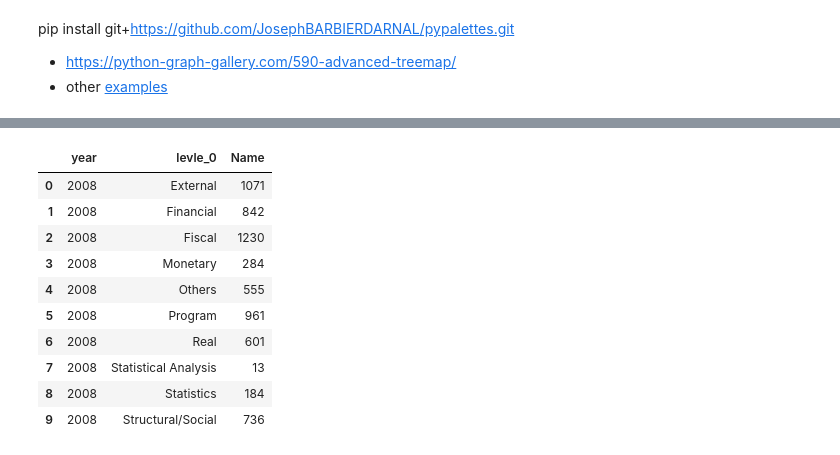
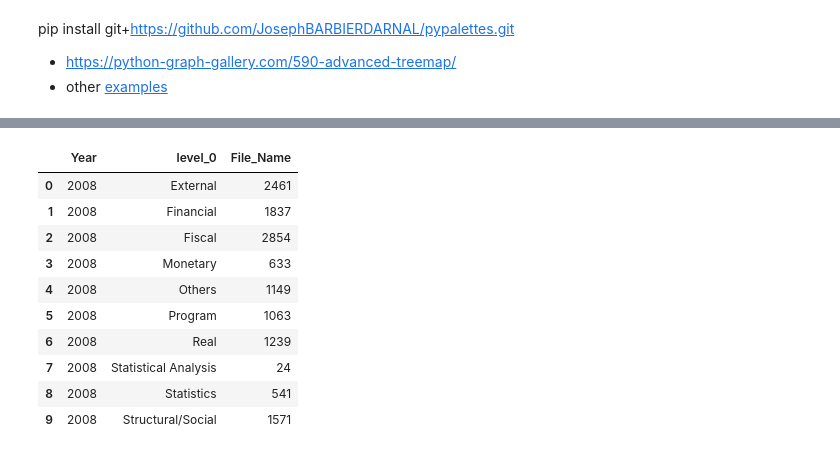
Before and after one commit to johnsonice/HuggingFace_Demos, a Jupyter notebook: examples/sentence_bert_applications/topic_model/post_analysis/data_process_for_viz.ipynb, the cells around one changed output, grey strips where cells are left out. Cells and saved outputs as stored; diff of their text form; code cells hidden in the pictures.

Commit message:
add post process for topic modeling

```diff
--- a/examples/sentence_bert_applications/topic_model/post_analysis/data_process_for_viz.ipynb
+++ b/examples/sentence_bert_applications/topic_model/post_analysis/data_process_for_viz.ipynb
@@ -26,5 +7,4 @@ def capitalize_special(input_string):
 # %%
 data_folder = '/data/chuang/Language_Model_Training_Data/Models/Topic_Models/step_10000'
-input_folder = os.path.join(data_folder,'results_cache')
-topic_map_path = os.path.join(data_folder,'topic_v2_merged_info.csv')
-topic_map = pd.read_csv(topic_map_path)
+#merged_out_path = os.path.join(data_folder,'topic_v2_merged_agg_data.csv')
+merged_out_simple_path = os.path.join(data_folder,'topic_v2_merged_agg_data_simple.csv')
@@ -102,0 +11,2 @@ Name: levle_0, dtype: int64
+# %%
+df = pd.read_csv(merged_out_simple_path)
@@ -157,19 +76,19 @@ fig.update_traces(hovertemplate='labels=%{label}<br>total_count=%{value}<extra><
 # Show the plot
 fig.show()
 # %%
-collapsed_df = merged_df.groupby(['year','levle_0'], as_index=False)['Name'].count()
+collapsed_df = df.groupby(['Year','level_0'], as_index=False)['File_Name'].count()
 collapsed_df.head(10)
 # %% [output]
-|  | year | levle_0 | Name |
-| 0 | 2008 | External | 1071 |
-| 1 | 2008 | Financial | 842 |
-| 2 | 2008 | Fiscal | 1230 |
-| 3 | 2008 | Monetary | 284 |
-| 4 | 2008 | Others | 555 |
-| 5 | 2008 | Program | 961 |
-| 6 | 2008 | Real | 601 |
-| 7 | 2008 | Statistical Analysis | 13 |
-| 8 | 2008 | Statistics | 184 |
-| 9 | 2008 | Structural/Social | 736 |
+|  | Year | level_0 | File_Name |
+| 0 | 2008 | External | 2461 |
+| 1 | 2008 | Financial | 1837 |
+| 2 | 2008 | Fiscal | 2854 |
+| 3 | 2008 | Monetary | 633 |
+| 4 | 2008 | Others | 1149 |
+| 5 | 2008 | Program | 1063 |
+| 6 | 2008 | Real | 1239 |
+| 7 | 2008 | Statistical Analysis | 24 |
+| 8 | 2008 | Statistics | 541 |
+| 9 | 2008 | Structural/Social | 1571 |
 # %%
 fig = px.area(collapsed_df,
```
Also changed, not shown: parts of 19 cells of this notebook, 3 other files.
